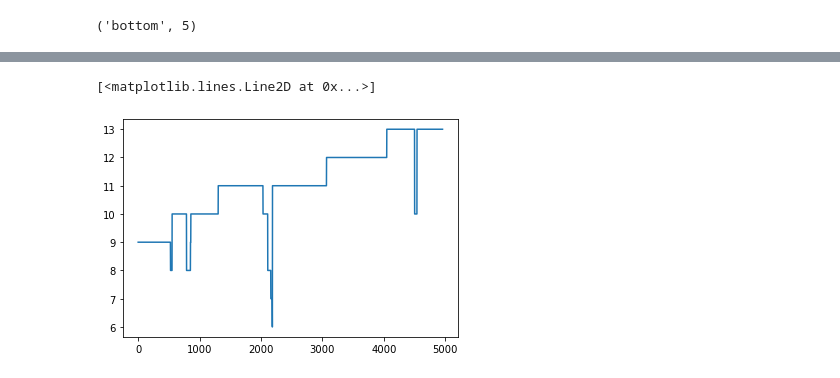
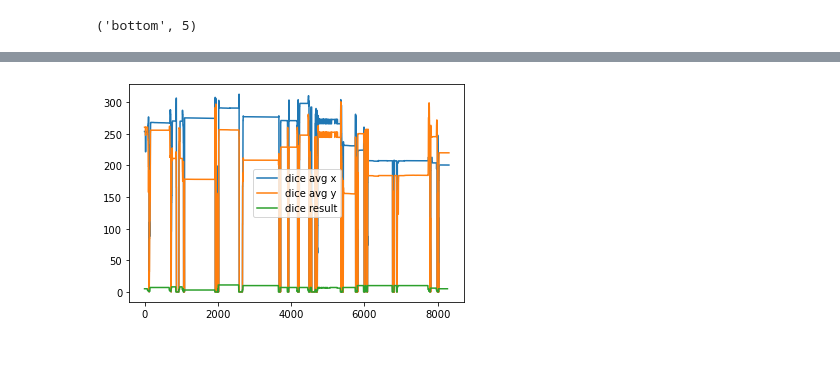
Before and after one commit to Tremirre/cv-game-states-recognition, a Jupyter notebook: together_test.ipynb, the cells around one changed output, grey strips where cells are left out. Cells and saved outputs as stored; diff of their text form; code cells hidden in the pictures.

```diff
--- a/together_test.ipynb
+++ b/together_test.ipynb
@@ -175,7 +205,14 @@ plt.show()
-# %%
-cards_count = context_history_saver.history["cards"]
-denoised_cards_count = denoise_series_left(cards_count, window_size=100)
-plt.plot(denoised_cards_count, label="cards count")
-# %% [output]
-[<matplotlib.lines.Line2D at 0x...>]
-[figure, removed]
+# %%
+average = [kp.pt for kp in context_history_saver.history["dice_dots"][3]]
+average = np.average(average, axis=0)
+
+dice_pos_avg_x = [np.average([kp.pt[0] for kp in dots]) if dots else 0 for dots in context_history_saver.history["dice_dots"]]
+dice_pos_avg_y = [np.average([kp.pt[1] for kp in dots]) if dots else 0 for dots in context_history_saver.history["dice_dots"]]
+# %%
+plt.plot(denoise_series_left(dice_pos_avg_x, 10), label="dice avg x")
+plt.plot(denoise_series_left(dice_pos_avg_y, 10), label="dice avg y")
+plt.plot(denoise_series_left(dice_result, 30), label="dice result")
+plt.legend()
+plt.show()
+# %% [output]
+[figure, added]
```
Also changed, not shown: parts of 22 cells of this notebook, 4 other files.
